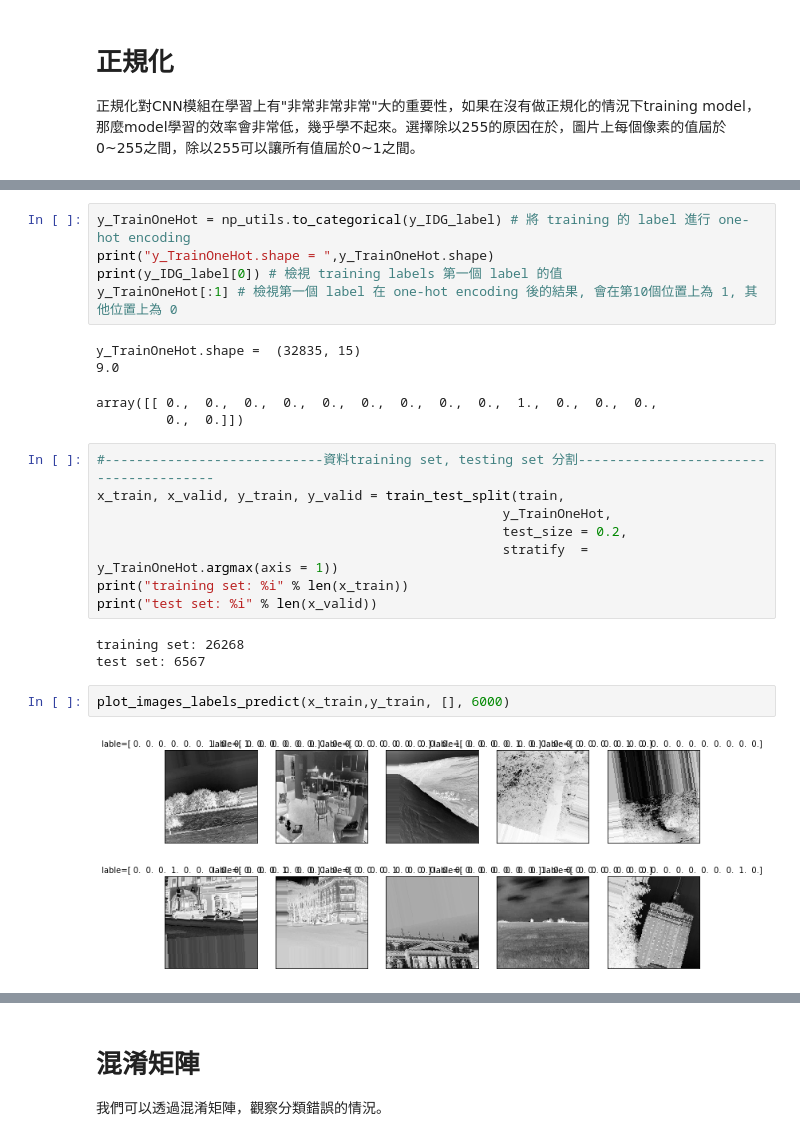
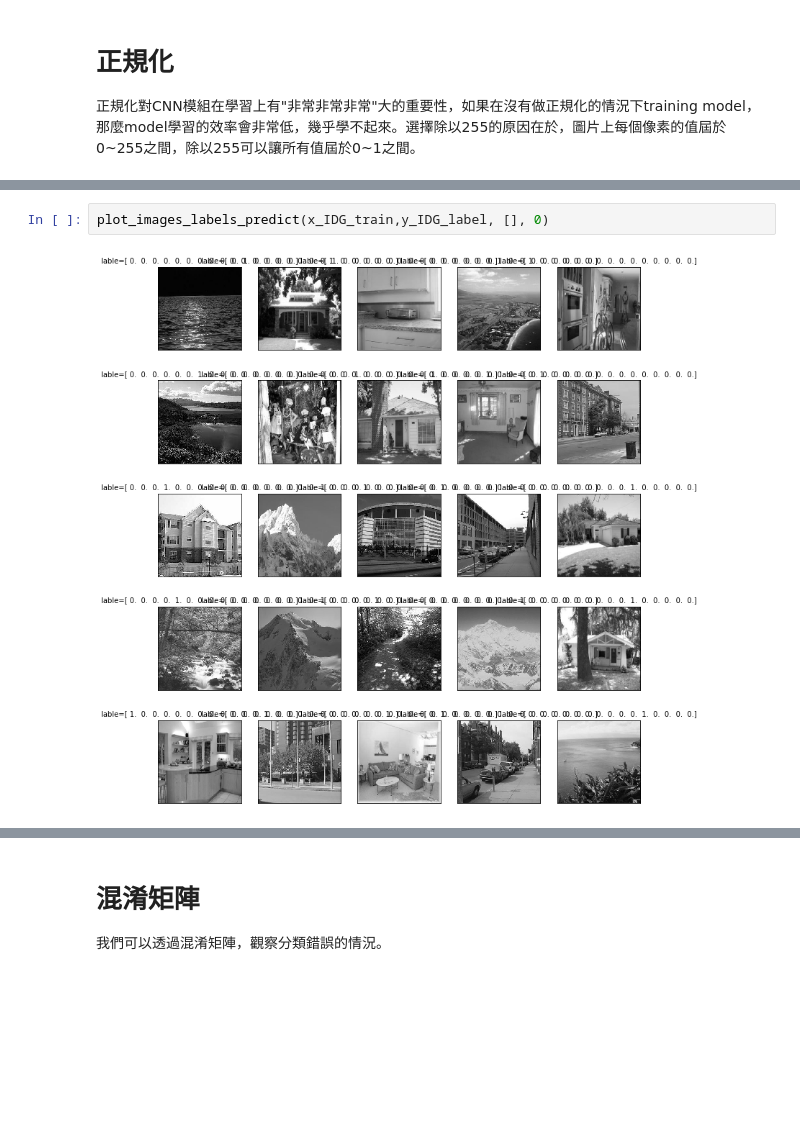
Before and after one commit to linusHung0529/AIA_DeepLearn_Where_am_i, a Jupyter notebook: AIA_Where_am_i_CNN.ipynb, the cells around one changed output, grey strips where cells are left out. Cells and saved outputs as stored; diff of their text form; blank space fills up the shorter version.

```diff
--- a/AIA_Where_am_i_CNN.ipynb
+++ b/AIA_Where_am_i_CNN.ipynb
@@ -271,27 +268,6 @@ array([[ 0.1882353 ,  0.1882353 ,  0.1882353 , ...,  0.44705886,
-# %%
-y_TrainOneHot = np_utils.to_categorical(y_IDG_label) # 將 training 的 label 進行 one-hot encoding
-print("y_TrainOneHot.shape = ",y_TrainOneHot.shape)
-print(y_IDG_label[0]) # 檢視 training labels 第一個 label 的值
-y_TrainOneHot[:1] # 檢視第一個 label 在 one-hot encoding 後的結果, 會在第10個位置上為 1, 其他位置上為 0
-# %% [output]
-y_TrainOneHot.shape =  (32835, 15)
-9.0
-array([[ 0.,  0.,  0.,  0.,  0.,  0.,  0.,  0.,  0.,  1.,  0.,  0.,  0.,
-         0.,  0.]])
-# %%
-#----------------------------資料training set, testing set 分割---------------------------------------
-x_train, x_valid, y_train, y_valid = train_test_split(train,
-                                                    y_TrainOneHot,
-                                                    test_size = 0.2,
-                                                    stratify  = y_TrainOneHot.argmax(axis = 1))
-print("training set: %i" % len(x_train))
-print("test set: %i" % len(x_valid))
-# %% [output]
-training set: 26268
-test set: 6567
-# %%
-plot_images_labels_predict(x_train,y_train, [], 6000)
-# %% [output]
-[figure, removed]
+# %%
+plot_images_labels_predict(x_IDG_train,y_IDG_label, [], 0)
+# %% [output]
+[figure, added]
 # %% [markdown]
 # 定義模組
```
Also changed, not shown: parts of 22 cells of this notebook, 8 other files.
